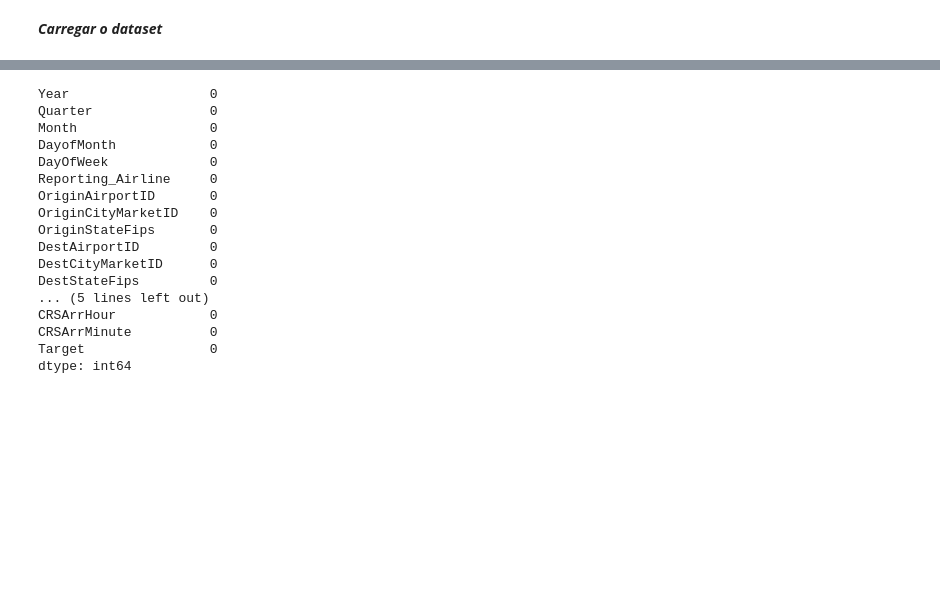
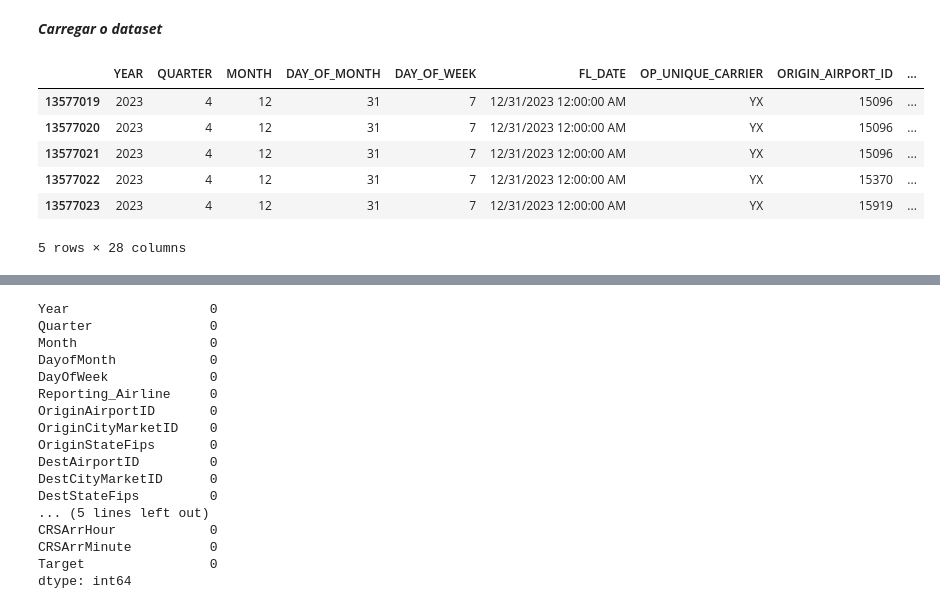
Before and after one commit to inesluis/LAIA_Project, a Jupyter notebook: src/flight_delay/data/preprocessing.ipynb, the cells around one changed output, grey strips where cells are left out. Cells and saved outputs as stored; diff of their text form; code cells hidden in the pictures; blank space fills up the shorter version.

```diff
--- a/src/flight_delay/data/preprocessing.ipynb
+++ b/src/flight_delay/data/preprocessing.ipynb
@@ -18,4 +18,18 @@ from sklearn.model_selection import TimeSeriesSplit
 csv_base = Path.cwd().parent.parent.parent / "data"
 csv_path_limpo = Path.cwd().parent.parent.parent / "data" / "dataset_completo_limpo.v2.csv"
 df = pd.read_csv(csv_path_limpo)
+# %%
+csv_path_limpoI = csv_base / "dataset_completo.v1.csv"
+# %%
+dfII = pd.read_csv(csv_path_limpoI)
+# %%
+dfII.tail()
+# %% [output]
+|  | YEAR | QUARTER | MONTH | DAY_OF_MONTH | DAY_OF_WEEK | FL_DATE | OP_UNIQUE_CARRIER | ORIGIN_AIRPORT_ID | ... |
+| 13577019 | 2023 | 4 | 12 | 31 | 7 | 12/31/2023 12:00:00 AM | YX | 15096 | ... |
+| 13577020 | 2023 | 4 | 12 | 31 | 7 | 12/31/2023 12:00:00 AM | YX | 15096 | ... |
+| 13577021 | 2023 | 4 | 12 | 31 | 7 | 12/31/2023 12:00:00 AM | YX | 15096 | ... |
+| 13577022 | 2023 | 4 | 12 | 31 | 7 | 12/31/2023 12:00:00 AM | YX | 15370 | ... |
+| 13577023 | 2023 | 4 | 12 | 31 | 7 | 12/31/2023 12:00:00 AM | YX | 15919 | ... |
+5 rows × 28 columns
 # %%
```
Also changed, not shown: parts of 7 cells of this notebook, 2 other files.
